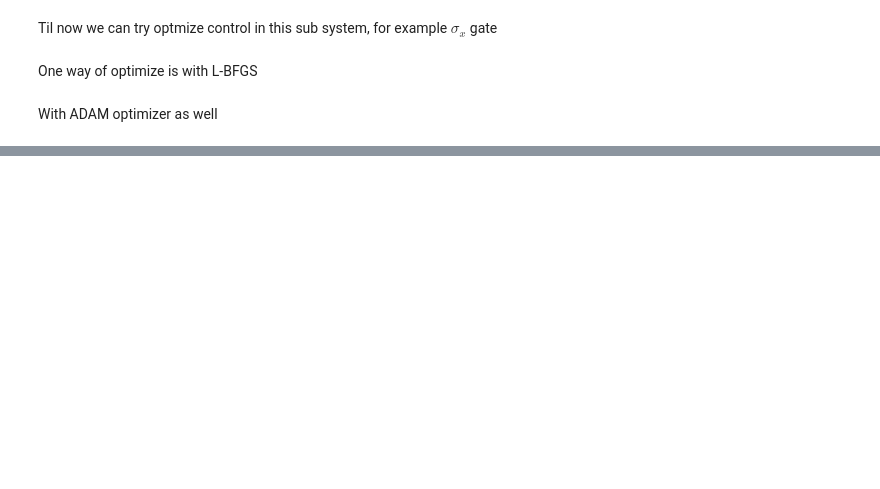
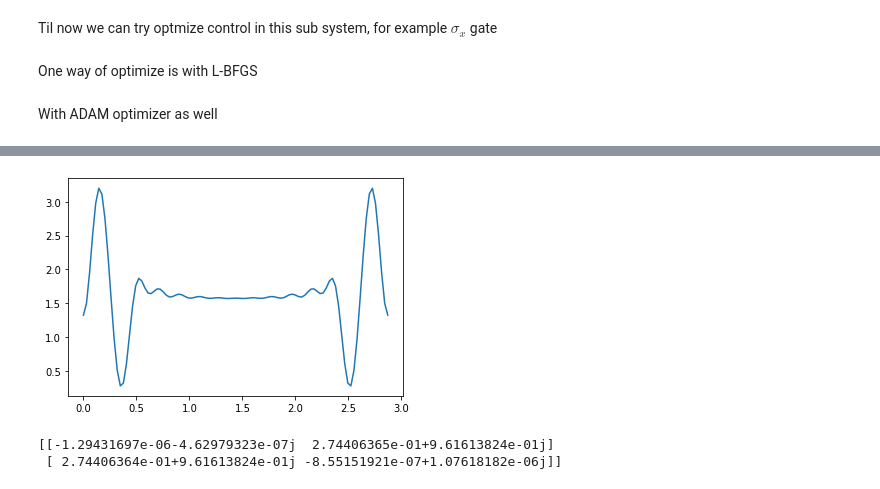
Before and after one commit to jeffreyyao128/qoptimize, a Jupyter notebook: Fluxonium.ipynb, the cells around one changed output, grey strips where cells are left out. Saved outputs shown, nothing was run; the diff lists cells and outputs as text; code cells hidden in the pictures; blank space fills up the shorter version.

```diff
--- a/Fluxonium.ipynb
+++ b/Fluxonium.ipynb
@@ -278,0 +265,2 @@ plt.show()
+# %%
+loss_list_LBFGS,res = GateOptimize_LBFGS(sx,tf,H_harm,CosMat,SinMat,p_opt)
@@ -278,0 +293,14 @@ plt.show()
+# %%
+tfinal,pfinal = res[0],res[1:]
+t_list = jnp.linspace(0.,tfinal,100)
+A_list = vmap(A,in_axes=(0,None,None),out_axes=0)(t_list,pfinal,tfinal)
+
+plt.plot(t_list,A_list)
+plt.show()
+# %% [output]
+[figure, added]
+# %%
+loss_preopt = loss(tfinal,pfinal,H_harm,CosMat,SinMat,sx)
+# %% [output]
+[[-1.29431697e-06-4.62979323e-07j  2.74406365e-01+9.61613824e-01j]
+ [ 2.74406364e-01+9.61613824e-01j -8.55151921e-07+1.07618182e-06j]]
```
Also changed, not shown: parts of 42 cells of this notebook.
